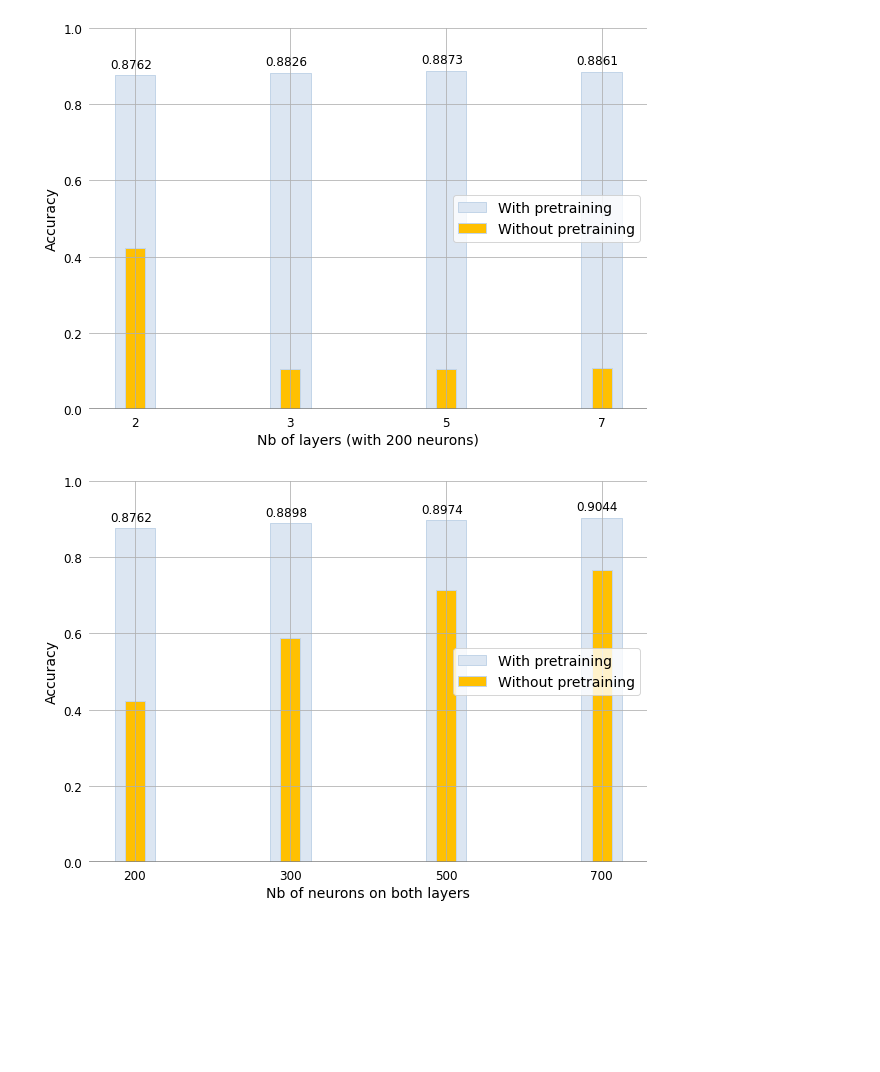
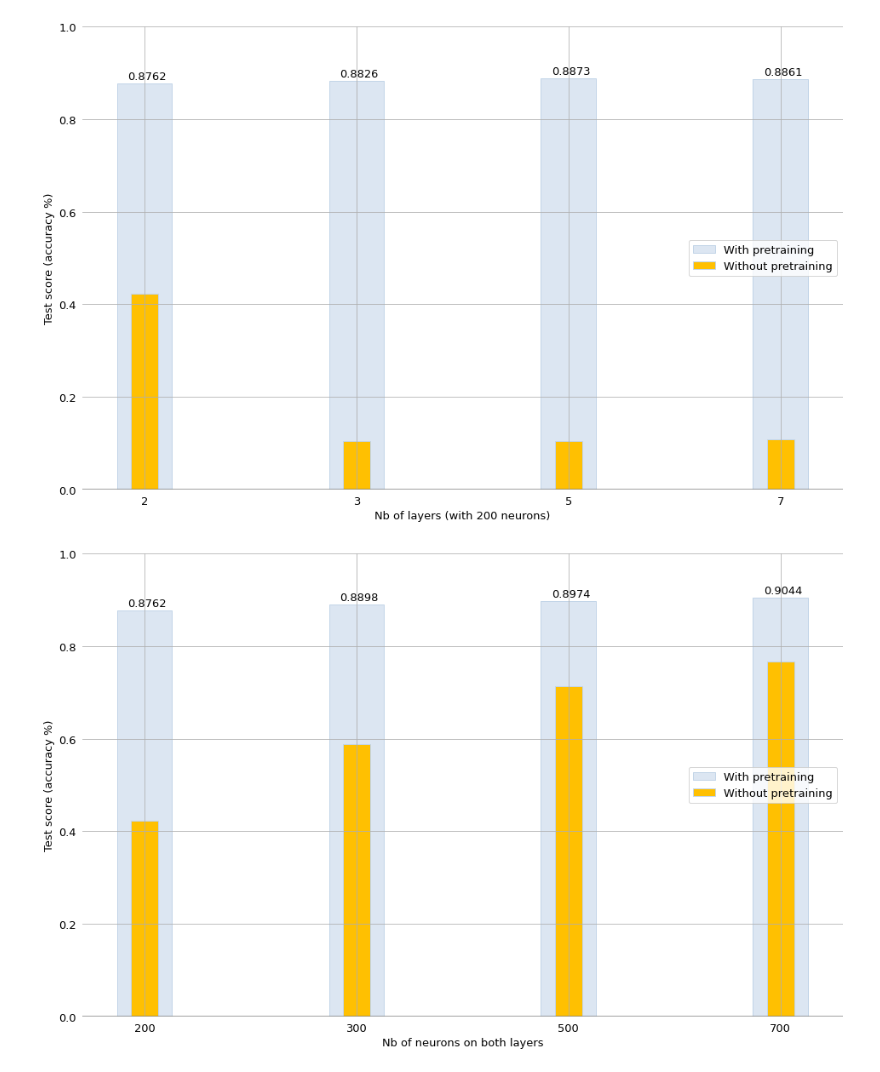
Before and after one commit to Matthieu-LORMEAU/rbm-project, a Jupyter notebook: notebooks/Plots.ipynb, the cells around one changed output. Cells and saved outputs as stored; diff of their text form; code cells hidden in the pictures; blank space fills up the shorter version.

Commit message:
fontsize

```diff
--- a/notebooks/Plots.ipynb
+++ b/notebooks/Plots.ipynb
@@ -49,7 +49,7 @@ def barplot(results, x_label, y_label, xticks,loc='center right'):
             val = True
 
     fig, ax = plt.subplots()
-    fig.set_size_inches(10, 7)
+    fig.set_size_inches(16,10)
 
     barWidth1 = 0.065
     barWidth2 = 0.032
@@ -59,18 +59,19 @@ def barplot(results, x_label, y_label, xticks,loc='center right'):
     ax.bar(x_range, no_pretrain, color='#ffc001', width=barWidth2/2, edgecolor='#c3d5e8', label='Without pretraining')
     ax.set_ylim(0,1)
     for i, bar in enumerate(pretrain):
-        ax.text(i / 8 - 0.02, bar + 0.02, bar, fontsize=12)
+        ax.text(i / 8 - 0.01, bar + 0.01, bar, fontsize=13)
 
-    ax.set_ylabel(x_label, fontsize=14)
-    ax.set_xlabel(y_label, fontsize=14)
+    ax.set_ylabel(x_label, fontsize=13)
+    ax.set_xlabel(y_label, fontsize=13)
+    ax.legend(loc=loc, prop={'size':13})
     plt.xticks(x_range, xticks)
     plt.tick_params(
         bottom=False,
         left=False,
-        labelsize=12
+        labelsize=13
     )
     ax.axhline(y=0, color='gray')
-    ax.legend(loc=loc, prop={'size':14})
+#     ax.legend(loc=loc, prop={'size':12})
     plt.box(False)
     plt.grid()
     # title = "Accuracy score in function of the number of data used \n comparing pretraining and random initialization"
@@ -108,33 +109,33 @@ versus_plot(results[2].train_loss, results[3].train_loss, results[2].test_loss,
 # %%
 # figure 1
 
 pretrain = ["False", "True"]
 layer = ["2", "3", "5", "7"]
 neuron = ["200"]
 data = ["10000"]
 results = load_results(pretrain, layer, neuron, data)
 
-barplot(results, 'Accuracy', 'Nb of layers (with 200 neurons)', xticks=layer)
+barplot(results, 'Test score (accuracy %)', 'Nb of layers (with 200 neurons)', xticks=layer)
 
 # figure 2
 
 pretrain = ["False", "True"]
 layer = ["2"]
 neuron = ["200", "300", "500", "700"]
 data = ["10000"]
 results = load_results(pretrain, layer, neuron, data)
 
-barplot(results, 'Accuracy', 'Nb of neurons on both layers', xticks=neuron)
+barplot(results, 'Test score (accuracy %)', 'Nb of neurons on both layers', xticks=neuron)
 
 # figure 3
 
 pretrain = ["False", "True"]
 layer = ["2"]
 neuron = ["200"]
 data = ["3000", "7000", "10000", "30000", "60000"]
 results = load_results(pretrain, layer, neuron, data)
 
-barplot(results, 'Accuracy', 'Nb of data used', xticks=data)
+barplot(results, 'Test score (accuracy %)', 'Nb of data used', xticks=data)
 # %% [output]
-[figure, old version]
+[figure, new version]
-[figure, old version]
+[figure, new version]
```
Also changed, not shown: parts of 6 cells of this notebook.
